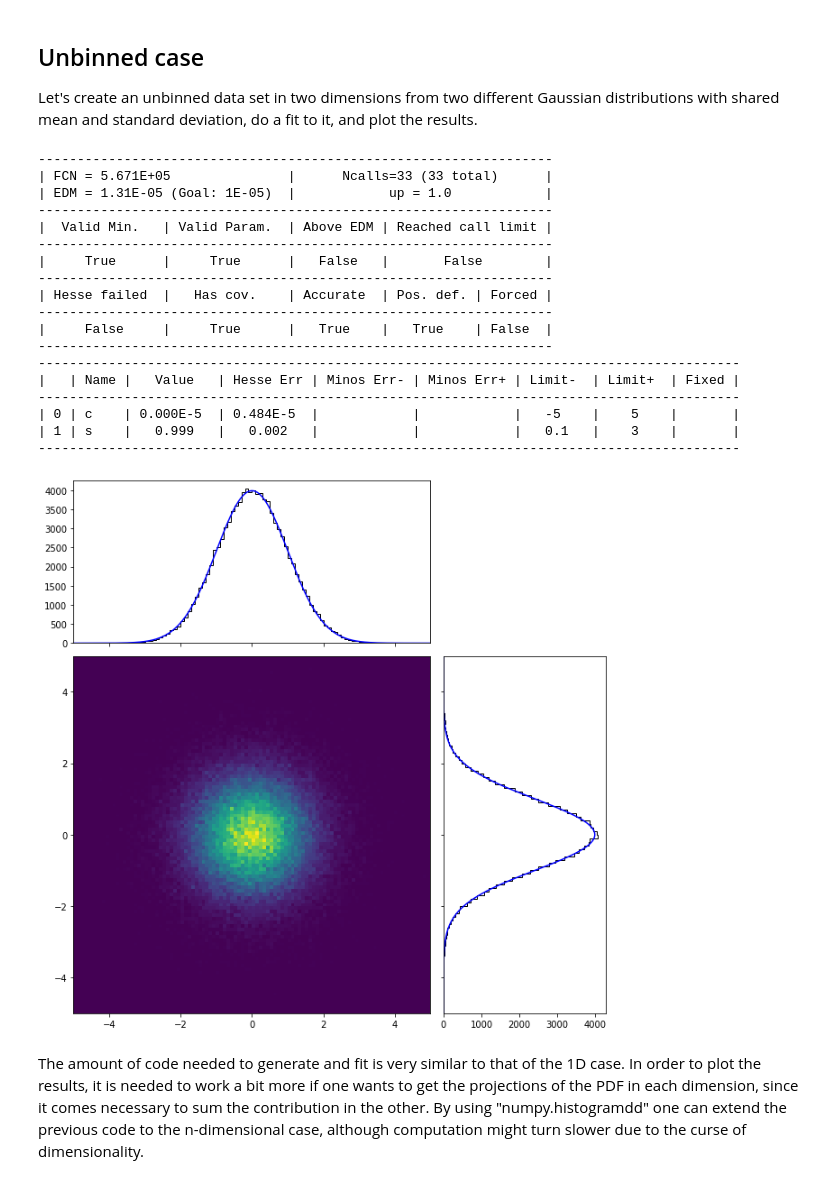
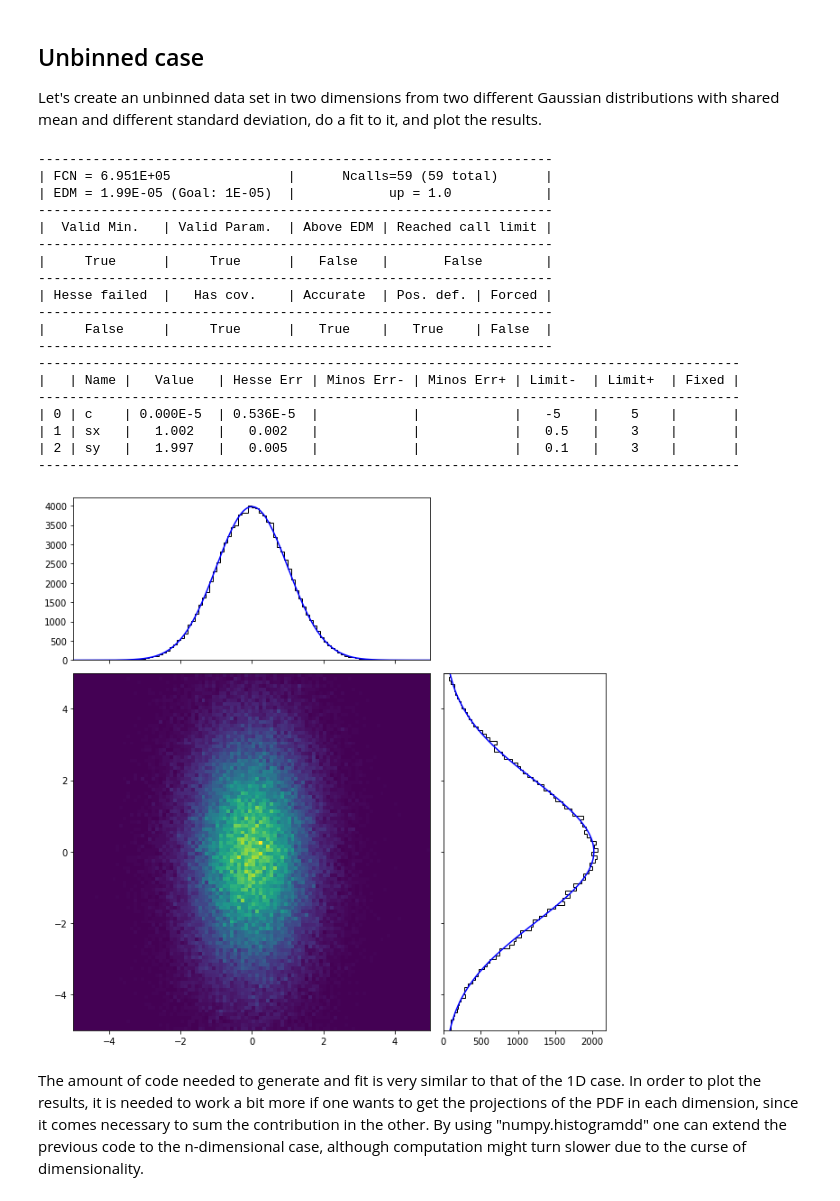
Before and after one commit to mramospe/minkit, a Jupyter notebook: docs/notebooks/multidimensional.ipynb, the cells around one changed output. Drawn from its saved outputs; the diff is of its cells as text; code cells hidden in the pictures.

```diff
--- a/docs/notebooks/multidimensional.ipynb
+++ b/docs/notebooks/multidimensional.ipynb
@@ -59,15 +28,17 @@ def pdf_plot_values( pdf, xp, yp, values, xedges, yedges ):
 # %% [markdown]
 ## Unbinned case
-Let's create an unbinned data set in two dimensions from two different Gaussian distributions with shared mean and standard deviation, do a fit to it, and plot the results.
+Let's create an unbinned data set in two dimensions from two different Gaussian distributions with shared mean and different standard deviation, do a fit to it, and plot the results.
 # %%
 # Define the model
 x = minkit.Parameter('x', bounds=(-5, +5))
 y = minkit.Parameter('y', bounds=(-5, +5))
 c = minkit.Parameter('c', 0, bounds=(-5, +5))
-s = minkit.Parameter('s', 1, bounds=(0.1, 3))
 
-gx = minkit.Gaussian('gx', x, c, s)
-gy = minkit.Gaussian('gy', y, c, s)
+sx = minkit.Parameter('sx', 1, bounds=(0.5, 3))
+sy = minkit.Parameter('sy', 2, bounds=(0.1, 3))
+
+gx = minkit.Gaussian('gx', x, c, sx)
+gy = minkit.Gaussian('gy', y, c, sy)
 
 pdf = minkit.ProdPDFs('pdf', [gx, gy])
 
@@ -89,41 +60,44 @@ fig, ax0, ax1, ax2 = create_figure()
 
 # Plot the data
 values, xedges, yedges, _ = ax0.hist2d(xv, yv, bins=100, range=[x.bounds, y.bounds]);
 
 # Calculate the projections of the data and plot them
-xproj = np.sum(values, axis=0)
-yproj = np.sum(values, axis=1)
+xproj = np.sum(values, axis=1)
+yproj = np.sum(values, axis=0)
 
 xc = (xedges[1:] + xedges[:-1]) / 2.
 yc = (yedges[1:] + yedges[:-1]) / 2.
 
 ax1.hist(xc, bins=xedges, weights=xproj, histtype='step', color='k');
 ax2.hist(yc, bins=yedges, weights=yproj, histtype='step', orientation='horizontal', color='k');
 
 # Calculate the values of the PDF and plot them
-gxc, xpdf, gyc, ypdf = pdf_plot_values(pdf, x, y, values, xedges, yedges)
+gxc, xpdf = minkit.pdf_centers_values(pdf, values, (xedges, yedges), projection='x')
+gyc, ypdf = minkit.pdf_centers_values(pdf, values, (xedges, yedges), projection='y')
+
 ax1.plot(gxc, xpdf, color='b');
 ax2.plot(ypdf, gyc, color='b');
 # %% [output]
 ------------------------------------------------------------------
-| FCN = 5.671E+05               |      Ncalls=33 (33 total)      |
-| EDM = 1.31E-05 (Goal: 1E-05)  |            up = 1.0            |
+| FCN = 6.951E+05               |      Ncalls=59 (59 total)      |
+| EDM = 1.99E-05 (Goal: 1E-05)  |            up = 1.0            |
 ------------------------------------------------------------------
 |  Valid Min.   | Valid Param.  | Above EDM | Reached call limit |
 ------------------------------------------------------------------
 |     True      |     True      |   False   |       False        |
 ------------------------------------------------------------------
 | Hesse failed  |   Has cov.    | Accurate  | Pos. def. | Forced |
 ------------------------------------------------------------------
 |     False     |     True      |   True    |   True    | False  |
 ------------------------------------------------------------------
 ------------------------------------------------------------------------------------------
 |   | Name |   Value   | Hesse Err | Minos Err- | Minos Err+ | Limit-  | Limit+  | Fixed |
 ------------------------------------------------------------------------------------------
-| 0 | c    | 0.000E-5  | 0.484E-5  |            |            |   -5    |    5    |       |
-| 1 | s    |   0.999   |   0.002   |            |            |   0.1   |    3    |       |
+| 0 | c    | 0.000E-5  | 0.536E-5  |            |            |   -5    |    5    |       |
+| 1 | sx   |   1.002   |   0.002   |            |            |   0.5   |    3    |       |
+| 2 | sy   |   1.997   |   0.005   |            |            |   0.1   |    3    |       |
 ------------------------------------------------------------------------------------------
-[figure, old version]
+[figure, new version]
 # %% [markdown]
 The amount of code needed to generate and fit is very similar to that of the 1D case. In order to plot the results, it is needed to work a bit more if one wants to get the projections of the PDF in each dimension, since it comes necessary to sum the contribution in the other. By using "numpy.histogramdd" one can extend the previous code to the n-dimensional case, although computation might turn slower due to the curse of dimensionality.
 # %% [markdown]
```
Also changed, not shown: parts of 3 cells of this notebook, 38 other files.
